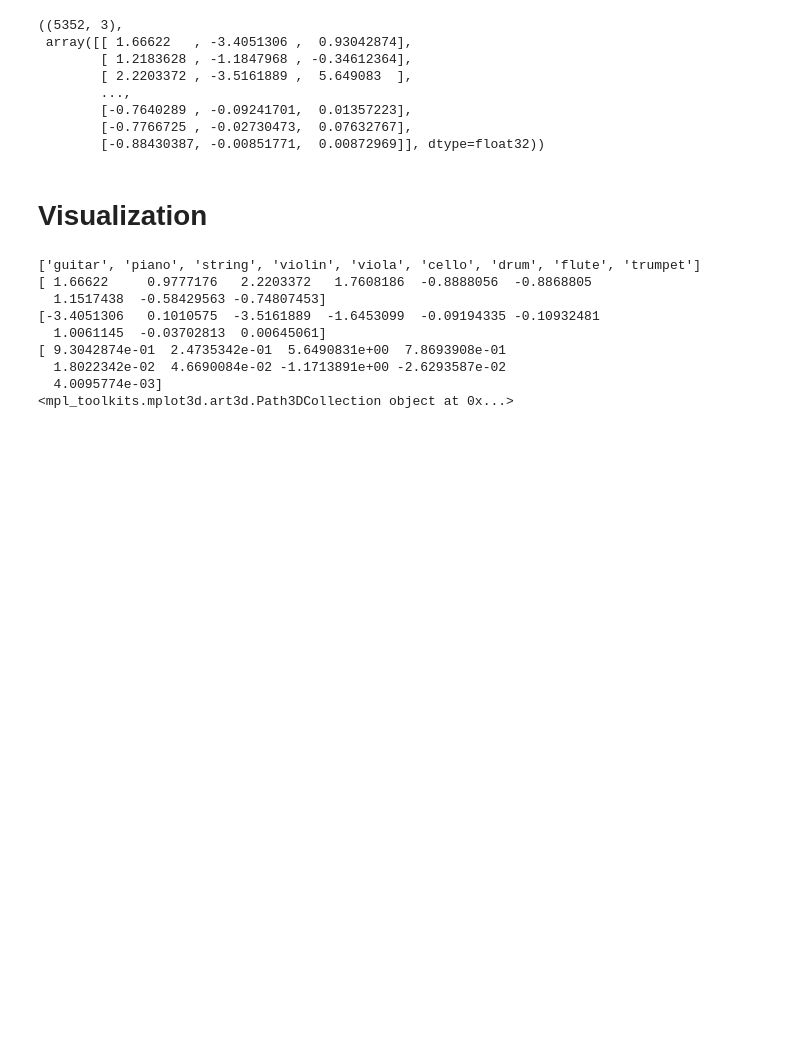
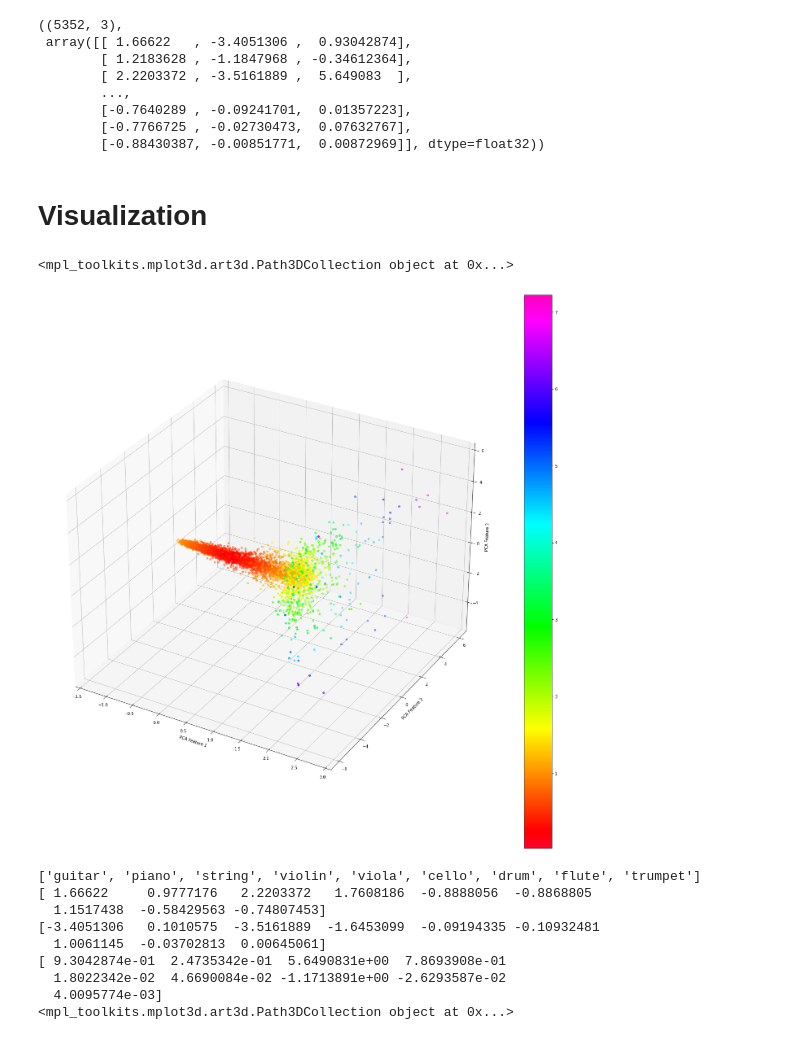
Before and after one commit to ysthakur/nlp-playground, a Jupyter notebook: musical_instruments.ipynb, the cells around one changed output. Saved outputs shown, nothing was run; the diff lists cells and outputs as text; code cells hidden in the pictures; blank space fills up the shorter version.

Commit message:
Add plot of all words

```diff
--- a/musical_instruments.ipynb
+++ b/musical_instruments.ipynb
@@ -228,7 +228,10 @@ def show_words(words_to_pick, size_3d=(25, 25), size_2d=(10, 10), words=True, xl
 
     plt.show()
 # %%
-# show_words(vocab, words=False)
+show_words(vocab, words=False)
+# %% [output]
+<mpl_toolkits.mplot3d.art3d.Path3DCollection object at 0x...>
+[figure, added]
 # %%
 # # Randomly choose 10 words
 # indices = np.random.choice(range(num_words), 10)
```
Also changed, not shown: parts of 4 cells of this notebook.
